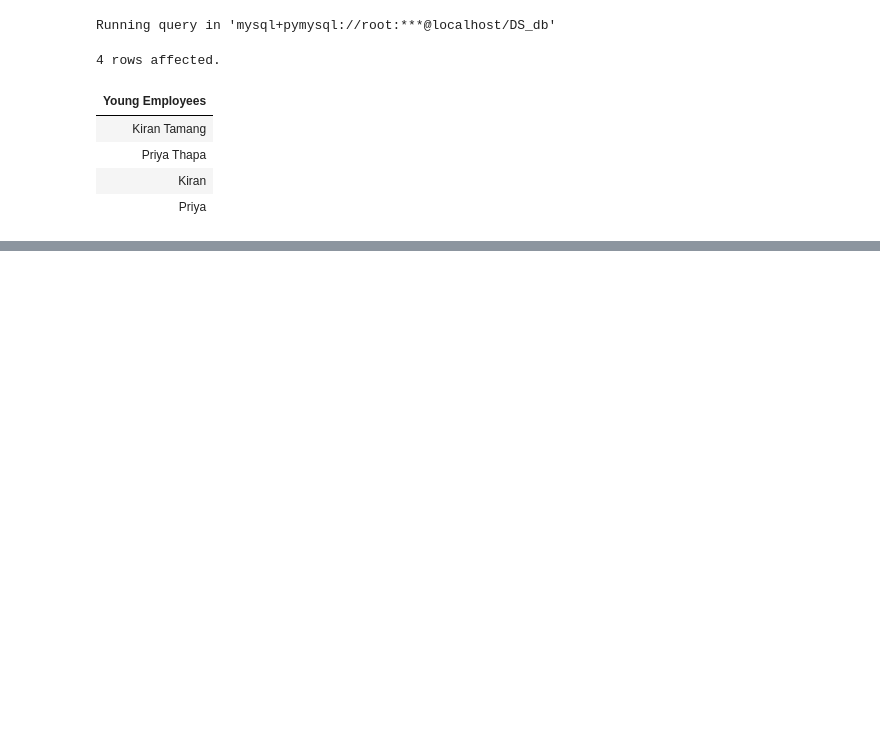
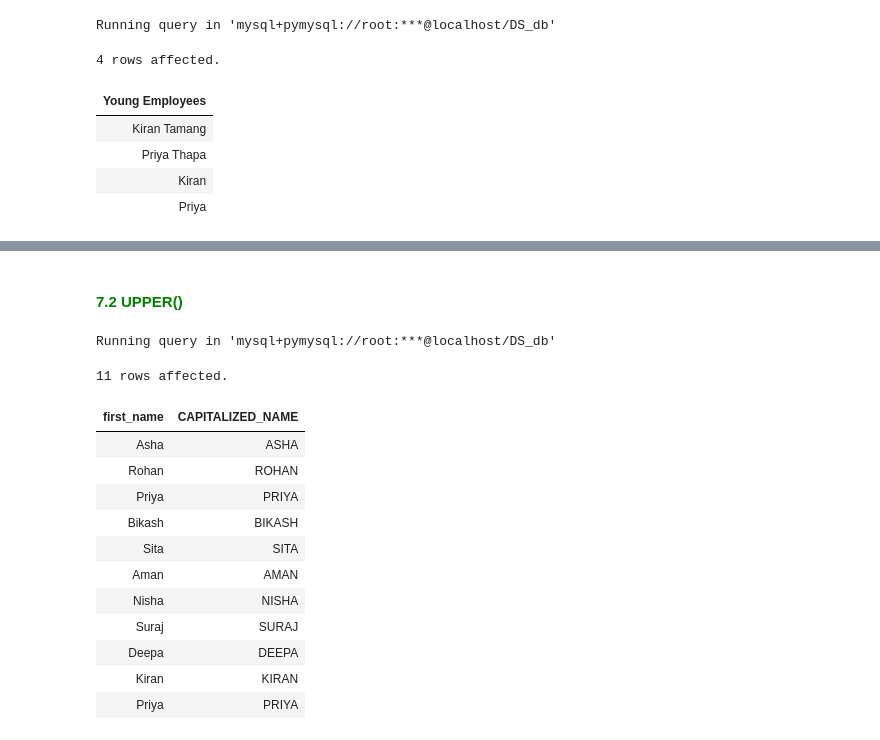
Before and after one commit to Kartika-Nidhi/SQLNotes, a Jupyter notebook: SQLNotes.ipynb, the cells around one changed output, grey strips where cells are left out. Saved outputs shown, nothing was run; the diff lists cells and outputs as text; code cells hidden in the pictures; blank space fills up the shorter version.

```diff
--- a/SQLNotes.ipynb
+++ b/SQLNotes.ipynb
@@ -898,0 +953,23 @@ Running query in 'mysql+pymysql://root:***@localhost/DS_db'
+# %% [markdown]
+<h4 style = "color:green">7.2 UPPER()
+# %%
+%%sql
+
+
+SELECT first_name, UPPER(first_name) AS 'CAPITALIZED_NAME'
+FROM employees_info;
+# %% [output]
+Running query in 'mysql+pymysql://root:***@localhost/DS_db'
+11 rows affected.
+| first_name | CAPITALIZED_NAME |
+| Asha | ASHA |
+| Rohan | ROHAN |
+| Priya | PRIYA |
+| Bikash | BIKASH |
+| Sita | SITA |
+| Aman | AMAN |
+| Nisha | NISHA |
+| Suraj | SURAJ |
+| Deepa | DEEPA |
+| Kiran | KIRAN |
+| Priya | PRIYA |
```
Also changed, not shown: parts of 45 cells of this notebook.
